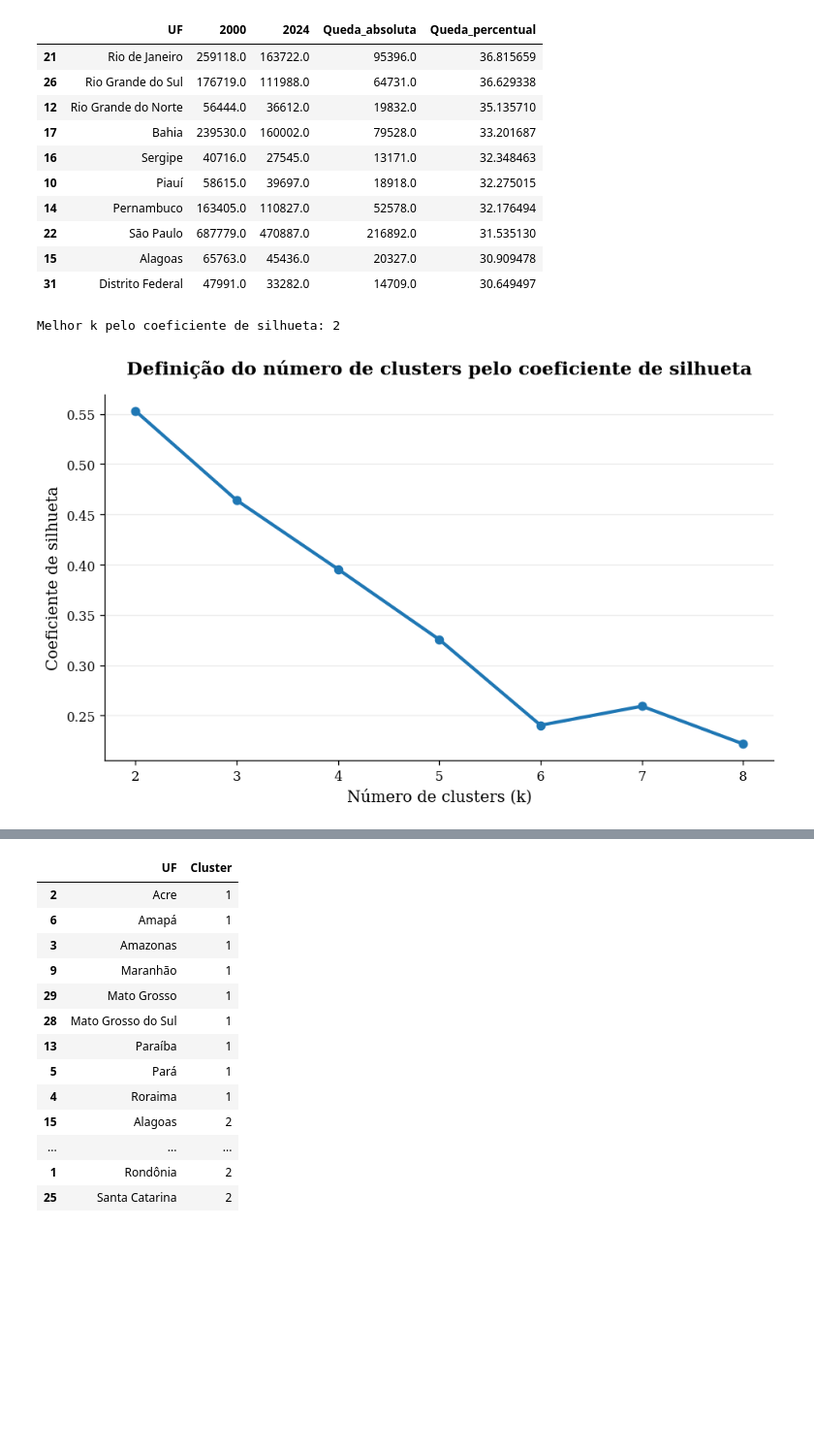
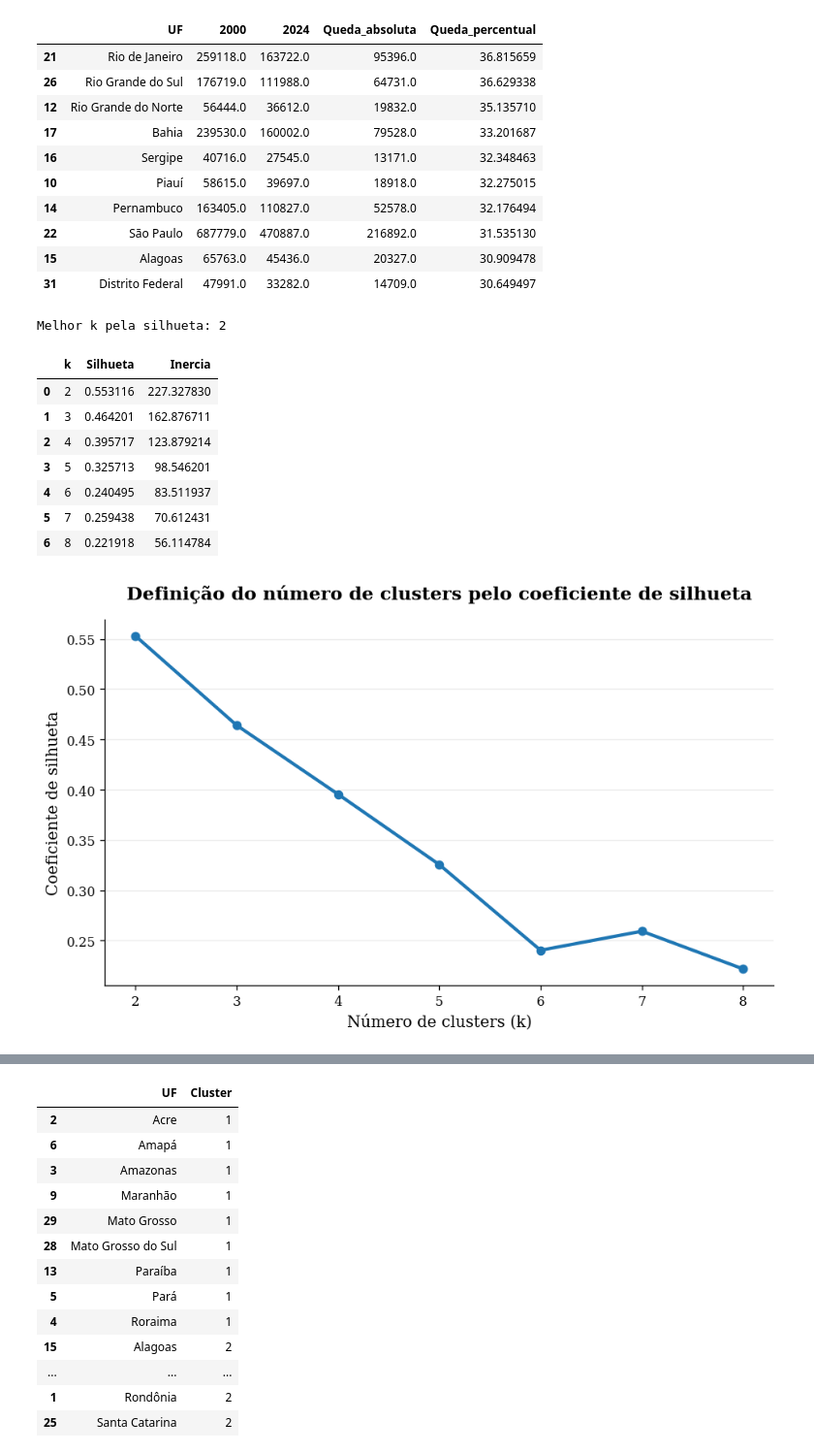
Before and after one commit to nataliathomazelliferreira/mineracao_dados_natalidade, a Jupyter notebook: notebooks/analise_brasil_clusterizacao.ipynb, the cells around one changed output, grey strips where cells are left out. Shown at 97% size. Saved outputs shown, nothing was run; the diff lists cells and outputs as text; code cells hidden in the pictures; blank space fills up the shorter version.

```diff
--- a/notebooks/analise_brasil_clusterizacao.ipynb
+++ b/notebooks/analise_brasil_clusterizacao.ipynb
@@ -117,25 +121,56 @@ ranking_queda.sort_values("Queda_percentual", ascending=False).head(10)
 | 22 | São Paulo | 687779.0 | 470887.0 | 216892.0 | 31.535130 |
 | 15 | Alagoas | 65763.0 | 45436.0 | 20327.0 | 30.909478 |
 | 31 | Distrito Federal | 47991.0 | 33282.0 | 14709.0 | 30.649497 |
+# %%
+valores_k = range(2, 9)
+
+silhuetas = []
+inercia = []
+
+for k in valores_k:
+    modelo = KMeans(
+        n_clusters=k,
+        random_state=42,
+        n_init=50
+    )
+
+    labels = modelo.fit_predict(X_scaled)
+
+    silhuetas.append(
+        silhouette_score(X_scaled, labels)
+    )
+
+    inercia.append(
+        modelo.inertia_
+    )
+
+avaliacao_k = pd.DataFrame({
+    "k": list(valores_k),
+    "Silhueta": silhuetas,
+    "Inercia": inercia
+})
+
+melhor_k = int(
+    avaliacao_k.loc[
+        avaliacao_k["Silhueta"].idxmax(),
+        "k"
+    ]
+)
+
+print("Melhor k pela silhueta:", melhor_k)
+
+avaliacao_k
+# %% [output]
+Melhor k pela silhueta: 2
+|  | k | Silhueta | Inercia |
+| 0 | 2 | 0.553116 | 227.327830 |
+| 1 | 3 | 0.464201 | 162.876711 |
+| 2 | 4 | 0.395717 | 123.879214 |
+| 3 | 5 | 0.325713 | 98.546201 |
+| 4 | 6 | 0.240495 | 83.511937 |
+| 5 | 7 | 0.259438 | 70.612431 |
+| 6 | 8 | 0.221918 | 56.114784 |
 # %%
-X = nasc_uf[anos].div(nasc_uf["2000"], axis=0) * 100
-
-scaler = StandardScaler()
-X_scaled = scaler.fit_transform(X)
-
-valores_k = range(2, 9)
-silhuetas = []
-
-for k in valores_k:
-    modelo = KMeans(n_clusters=k, random_state=42, n_init=50)
-    labels = modelo.fit_predict(X_scaled)
-    silhuetas.append(silhouette_score(X_scaled, labels))
-
-silhueta_df = pd.DataFrame({"k": list(valores_k), "Silhueta": silhuetas})
-melhor_k = int(silhueta_df.loc[silhueta_df["Silhueta"].idxmax(), "k"])
-
-print("Melhor k pelo coeficiente de silhueta:", melhor_k)
-
 plt.figure(figsize=(8, 5))
 plt.plot(silhueta_df["k"], silhueta_df["Silhueta"], marker="o", linewidth=2.5)
 plt.title("Definição do número de clusters pelo coeficiente de silhueta", fontsize=14, weight="bold", pad=15)
@@ -145,5 +180,4 @@ plt.grid(axis="y", alpha=0.25)
 plt.tight_layout()
 plt.show()
 # %% [output]
-Melhor k pelo coeficiente de silhueta: 2
 [figure]
```
Also changed, not shown: parts of 4 cells of this notebook, 1 other file.
